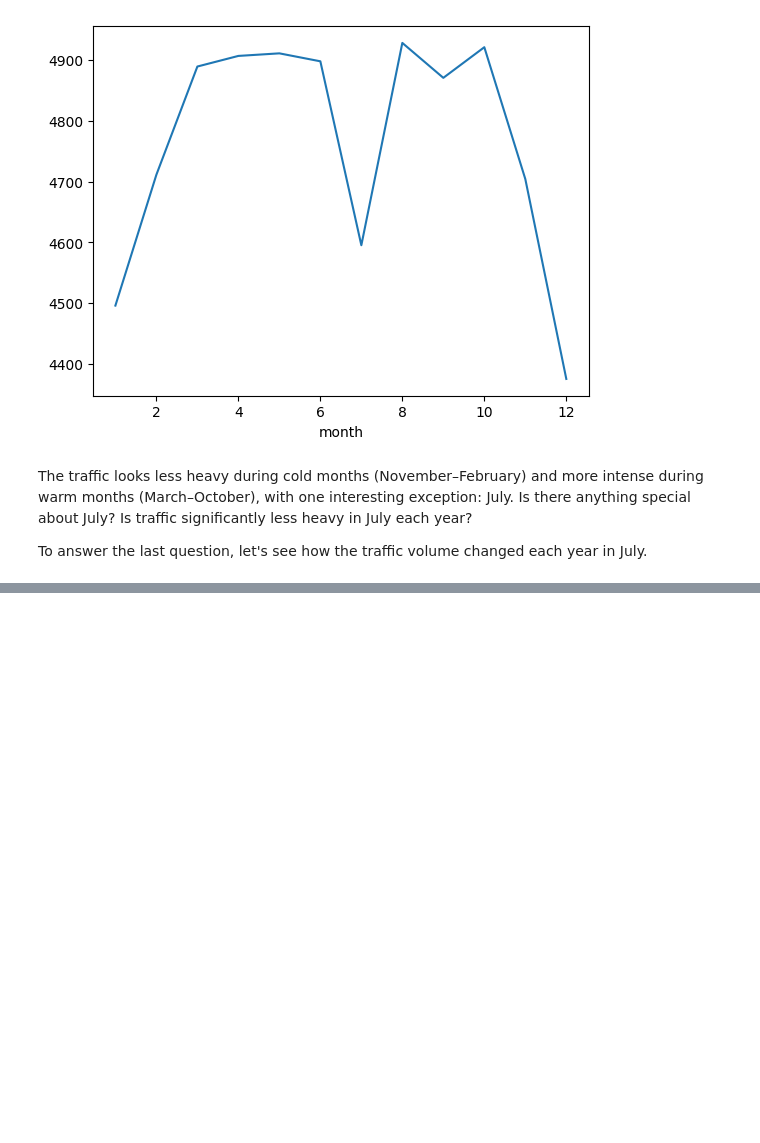
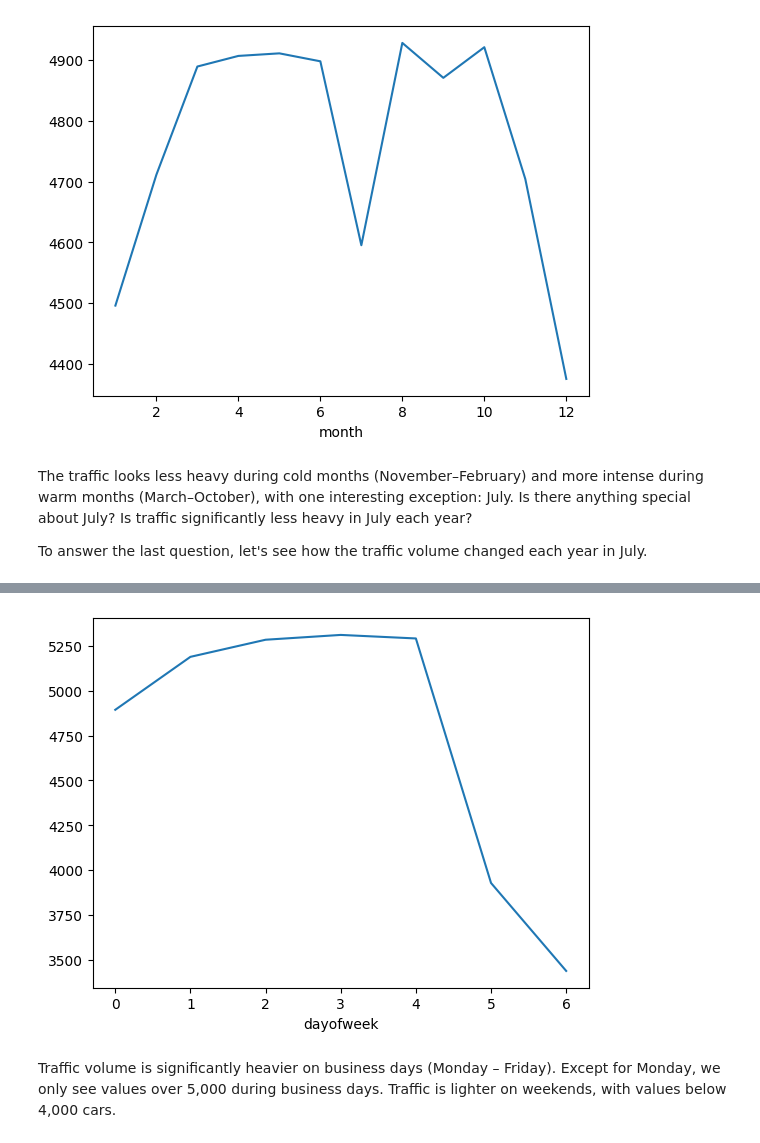
Before and after one commit to dancanyego/Indicators-of-Heavy-Traffic-on-I-94, a Jupyter notebook: I-94.ipynb, the cells around one changed output, grey strips where cells are left out. Saved outputs shown, nothing was run; the diff lists cells and outputs as text; code cells hidden in the pictures; blank space fills up the shorter version.

```diff
--- a/I-94.ipynb
+++ b/I-94.ipynb
@@ -173,0 +185,9 @@ To answer the last question, let's see how the traffic volume changed each year
+# %%
+day['dayofweek'] = day['date_time'].dt.dayofweek
+by_dayofweek = day.groupby('dayofweek').mean()
+by_dayofweek['traffic_volume'].plot.line()
+plt.show()
+# %% [output]
+[figure, added]
+# %% [markdown]
+Traffic volume is significantly heavier on business days (Monday – Friday). Except for Monday, we only see values over 5,000 during business days. Traffic is lighter on weekends, with values below 4,000 cars.
```
Also changed, not shown: parts of 2 cells of this notebook.
